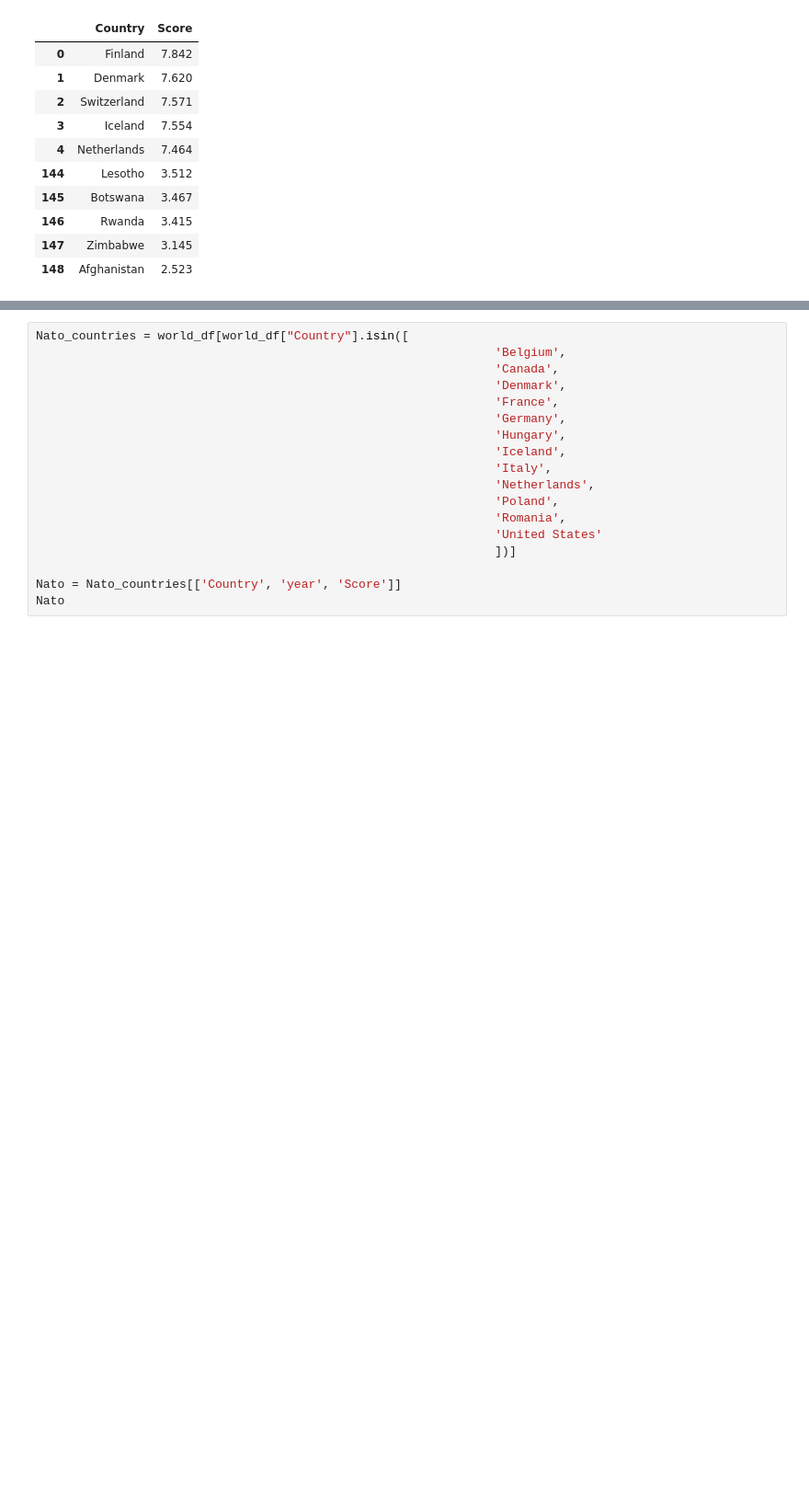
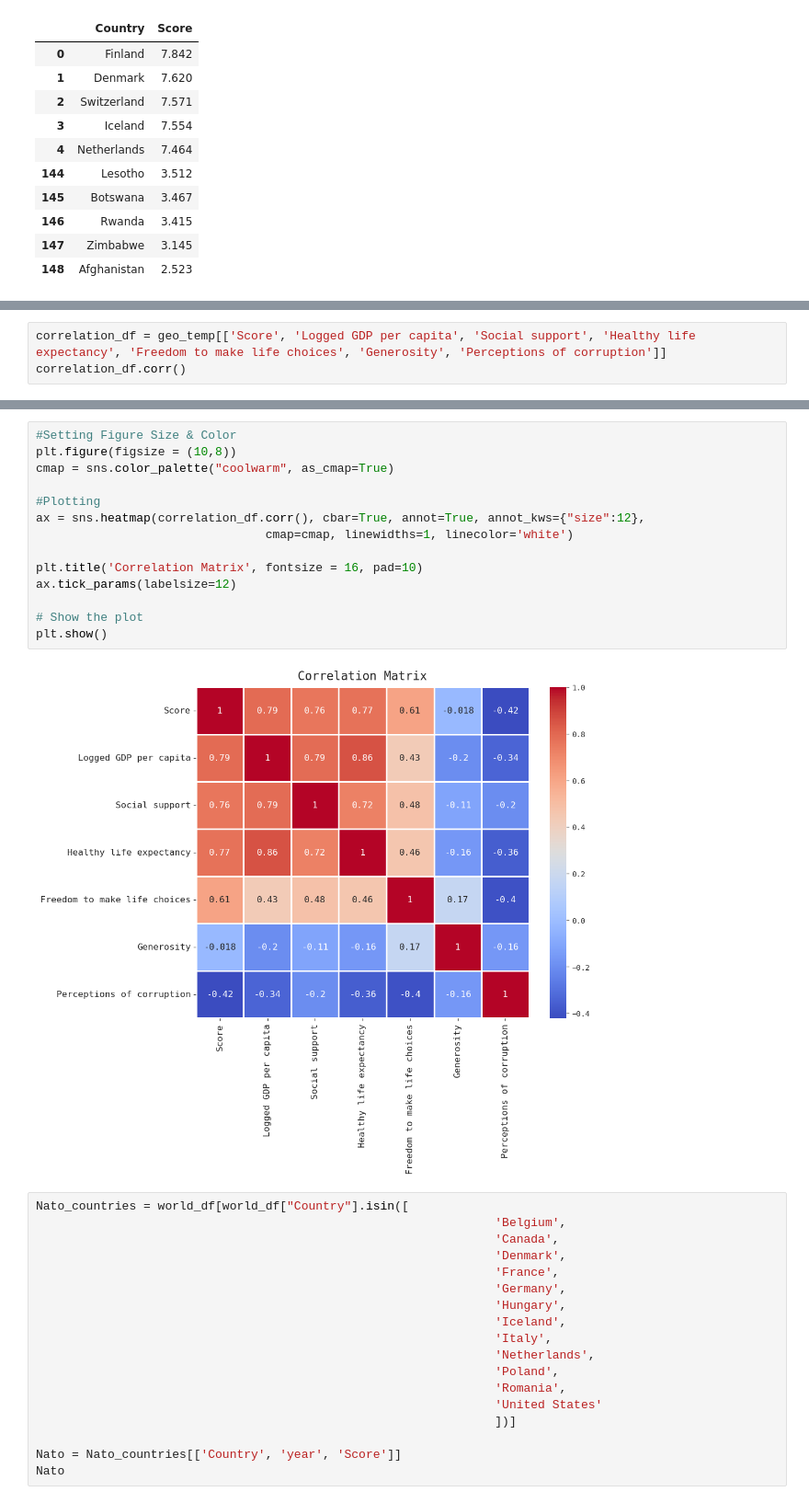
Before and after one commit to Hohenadel/world-happiness-case-study, a Jupyter notebook: notebooks/world.ipynb, the cells around one changed output, grey strips where cells are left out. Shown at 92% size. Saved outputs shown, nothing was run; the diff lists cells and outputs as text; blank space fills up the shorter version.

Commit message:
Added geopandas & corr heatmap

```diff
--- a/notebooks/world.ipynb
+++ b/notebooks/world.ipynb
@@ -102,0 +118,3 @@ plt.show()
+# %%
+correlation_df = geo_temp[['Score', 'Logged GDP per capita', 'Social support', 'Healthy life expectancy', 'Freedom to make life choices', 'Generosity', 'Perceptions of corruption']]
+correlation_df.corr()
@@ -103,3 +130,19 @@ plt.show()
+# %%
+#Setting Figure Size & Color
+plt.figure(figsize = (10,8))
+cmap = sns.color_palette("coolwarm", as_cmap=True)
+
+#Plotting
+ax = sns.heatmap(correlation_df.corr(), cbar=True, annot=True, annot_kws={"size":12},
+                                cmap=cmap, linewidths=1, linecolor='white')
+
+plt.title('Correlation Matrix', fontsize = 16, pad=10)
+ax.tick_params(labelsize=12)
+
+# Show the plot
+plt.show()
+# %% [output]
+[figure, added]
 # %%
 Nato_countries = world_df[world_df["Country"].isin([
                                                                 'Belgium',
```
Also changed, not shown: parts of 9 cells of this notebook, 2 other files.
